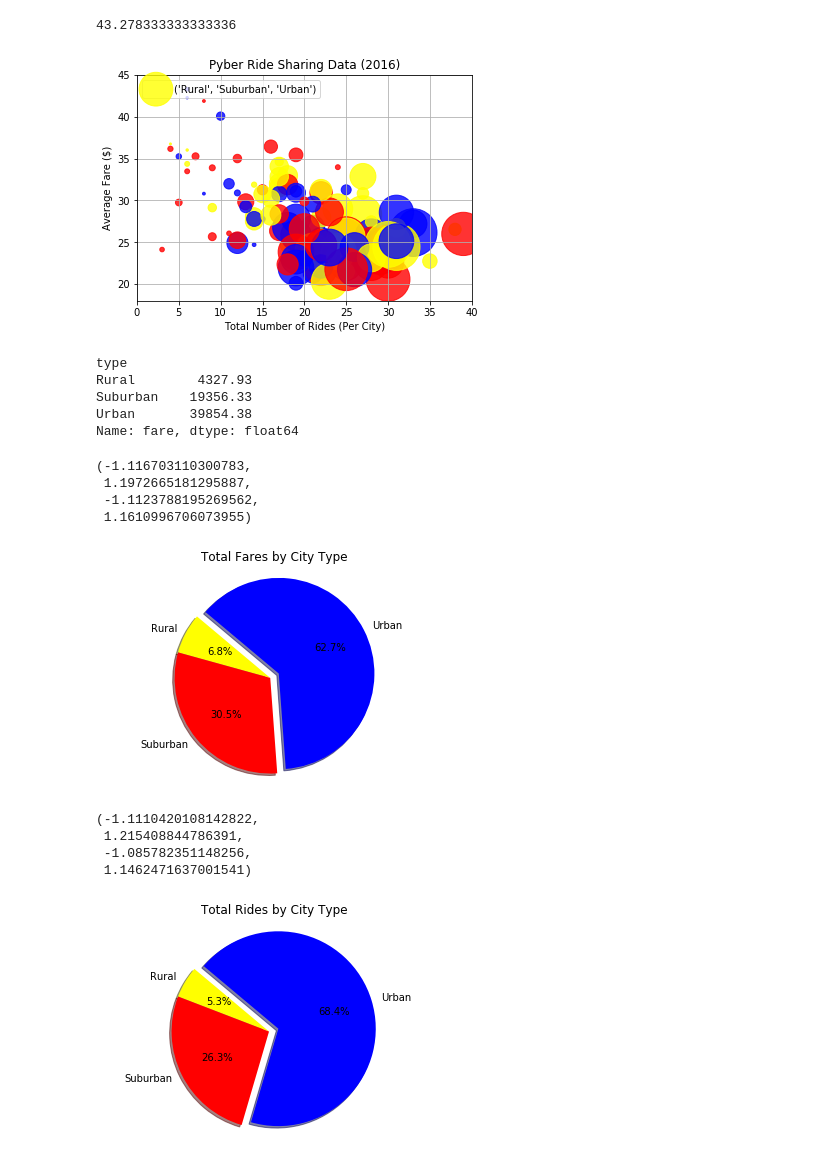
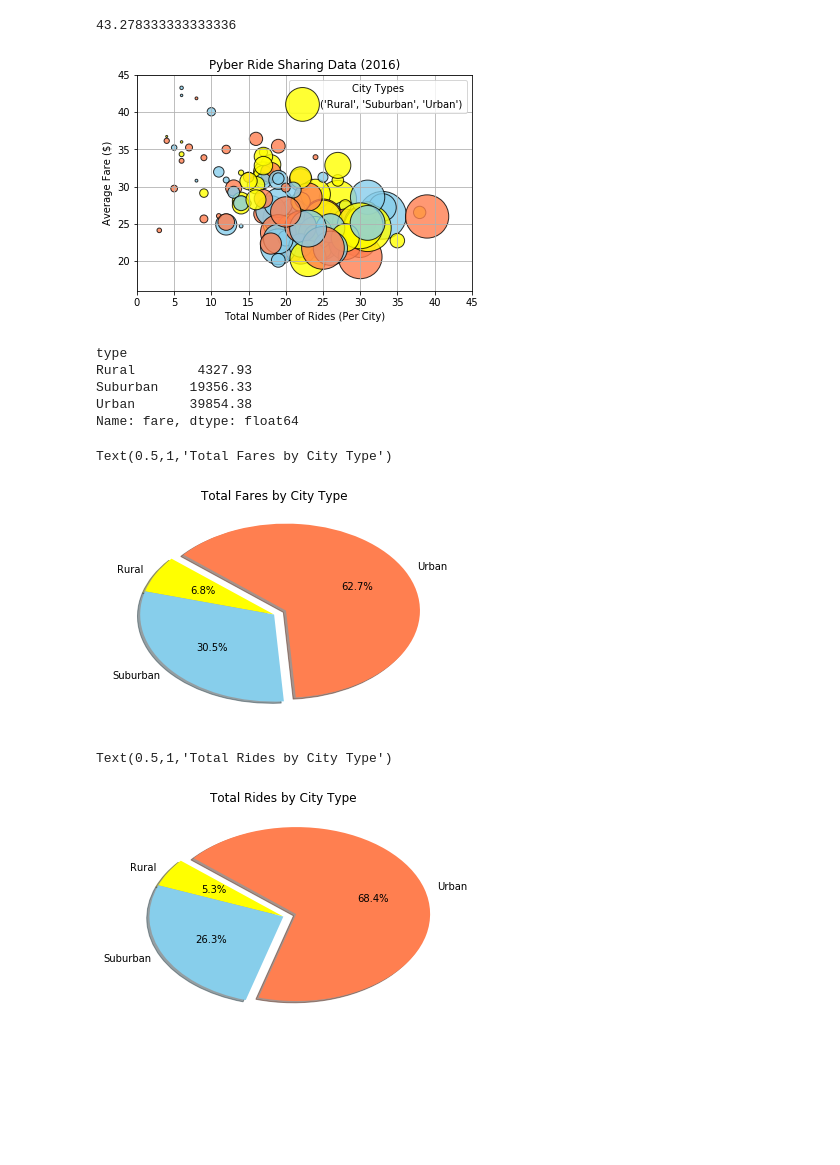
Before and after one commit to erjacobs2/Matplotlib, a Jupyter notebook: Pyber.ipynb, the cells around one changed output. Saved outputs shown, nothing was run; the diff lists cells and outputs as text; code cells hidden in the pictures; blank space fills up the shorter version.

```diff
--- a/Pyber.ipynb
+++ b/Pyber.ipynb
@@ -44,40 +44,50 @@ fare.max()
 43.278333333333336
 # %%
 type_city = city_ride_df.groupby('city')['type'].count()
-#driver = city_ride_df.groupby('city')['driver_count'].count()
-#fare = city_ride_df.groupby('city')['fare'].mean()[driver]
 fare = city_ride_df.groupby('city')["fare"].mean()
 driver = city_ride_df.groupby('city')['driver_count'].sum()
 
-#colors = ("Yellow", "Blue", "Orange")
-#colors = ("inferno", "cividis", "cool")
+#rural = city_ride_df.loc[city_ride_df.loc['type'] == "Rural"]
+#suburban = city_ride_df.loc[city_ride_df.loc['type'] == "Suburban"]
+#urban = city_ride_df.loc(city_ride_df.loc['type'] == "Urban")
 
-#rural = city_ride_df.loc[city_ride_df.loc["type"] == "Rural"]
-#suburban = city_ride_df.loc[city_ride_df.loc["type"] == "Suburban"]
-#urban = city_ride_df.loc(city_ride_df.loc["type"] == "Urban")
+#data = city_ride_df.groupby('city')["driver_count"].sum()
+
+#types = city_ride_df['type'].unique()
 
 #maybe do a function and/or zip to combine colors and city type?
 #data = (rural, suburban, urban)
 groups = ("Rural", "Suburban", "Urban")
-#colors = ("RdYlBu")
-colors = ("yellow", "blue", "orange")
+colors = ("yellow", "skyblue", "coral")
 
 fig = plt.figure(facecolor='white', figsize=(6,6))
 ax = fig.add_subplot(111, aspect='equal')
 ax.grid(True)
 #for data, colors, groups in zip(data, colors, groups):
-scatter = ax.scatter(type_city, fare, s = driver, c=colors, alpha=0.80, label = groups)
+#for type in types:
+    #colors = ['yellow', 'skyblue', 'coral']
+        #for label in ['Rural', 'Suburban', 'Urban']:
+scatter = ax.scatter(type_city, fare, s = driver, c=colors, alpha=0.80, edgecolors='black', label = groups)
+#c=colors
+#label = groups
     #scatter = ax.scatter(type_city, fare, s = driver, alpha=0.80)
-#scatter.set_sizes(driver)
-#scatter.set_sizes(np.ones(driver.size)*100)
-ax.axis([0, 40, 18, 45])
+    #plt.legend(loc=2)
+ax.axis([0, 45, 16, 45])
 fig.canvas.draw()
-#scatter.set_sizes(driver)
-#plt.scatter(type_city, fare, edgecolors='none')
 plt.xlabel("Total Number of Rides (Per City)")
 plt.ylabel("Average Fare ($)")
 plt.title("Pyber Ride Sharing Data (2016)")
-plt.legend(loc=2)
+#plt.legend((rural, suburban, urban), ("Rural", "Suburban", "Urban"))
+#plt.legend()
+legend = plt.legend(title = 'City Types')
+#legend.legendHandles[0]._label=['Urban']
+#legend.legendHandles[0]._label=['Suburban']
+#legend.legendHandles[0]._label=['Rural']
+#legend.legendHandles[0]._sizes=[30]
+#legend.legendHandles[1]._sizes=[30]
+#legend.legendHandles[2]._sizes=[30]
+#legend((line1, line2, line3), ('label1', 'label2', 'label3'))
+#legend = plt.legend(handles=[groups], loc=1)
 #tie legend to something
 plt.show()
 
@@ -95,7 +105,7 @@ plt.show()
     #ax.scatter(x, y, c=color, s=scale, label=color,
                #alpha=0.3, edgecolors='none')
 # %% [output]
-[figure, old version]
+[figure, new version]
 # %%
 fares = city_ride_df.groupby('type')['fare'].sum()
 fares.head()
@@ -109,32 +119,26 @@ Name: fare, dtype: float64
 #Total Fares by City Type Pie Chart
 labels = ["Rural", "Suburban", "Urban"]
 fares = city_ride_df.groupby('type')['fare'].sum()
-colors = ["yellow", "red", "blue"]
+colors = ["yellow", "skyblue", "coral"]
 explode = [0, 0, .1]
 plt.pie(fares, explode=explode, labels=labels, colors=colors, autopct="%1.1f%%", shadow=True, startangle=140)
 plt.title("Total Fares by City Type")
-plt.axis("equal")
+#plt.axis("equal")
 # %% [output]
-(-1.116703110300783,
- 1.1972665181295887,
- -1.1123788195269562,
- 1.1610996706073955)
+Text(0.5,1,'Total Fares by City Type')
-[figure, old version]
+[figure, new version]
 # %%
 #Total Rides by City Type Pie Chart
 labels = ["Rural", "Suburban", "Urban"]
 rides = city_ride_df.groupby('type')['ride_id'].count()
-colors = ["yellow", "red", "blue"]
+colors = ["yellow", "skyblue", "coral"]
 explode = [0, 0, .1]
 plt.pie(rides, explode=explode, labels=labels, colors=colors, autopct="%1.1f%%", shadow=True, startangle=140)
 plt.title("Total Rides by City Type")
-plt.axis("equal")
+#plt.axis("equal")
 # %% [output]
-(-1.1110420108142822,
- 1.215408844786391,
- -1.085782351148256,
- 1.1462471637001541)
+Text(0.5,1,'Total Rides by City Type')
-[figure, old version]
+[figure, new version]
 # %%
 #Total Drivers by City Type Pie Chart
 labels = ["Rural", "Suburban", "Urban"]
```
Also changed, not shown: parts of 2 cells of this notebook.
